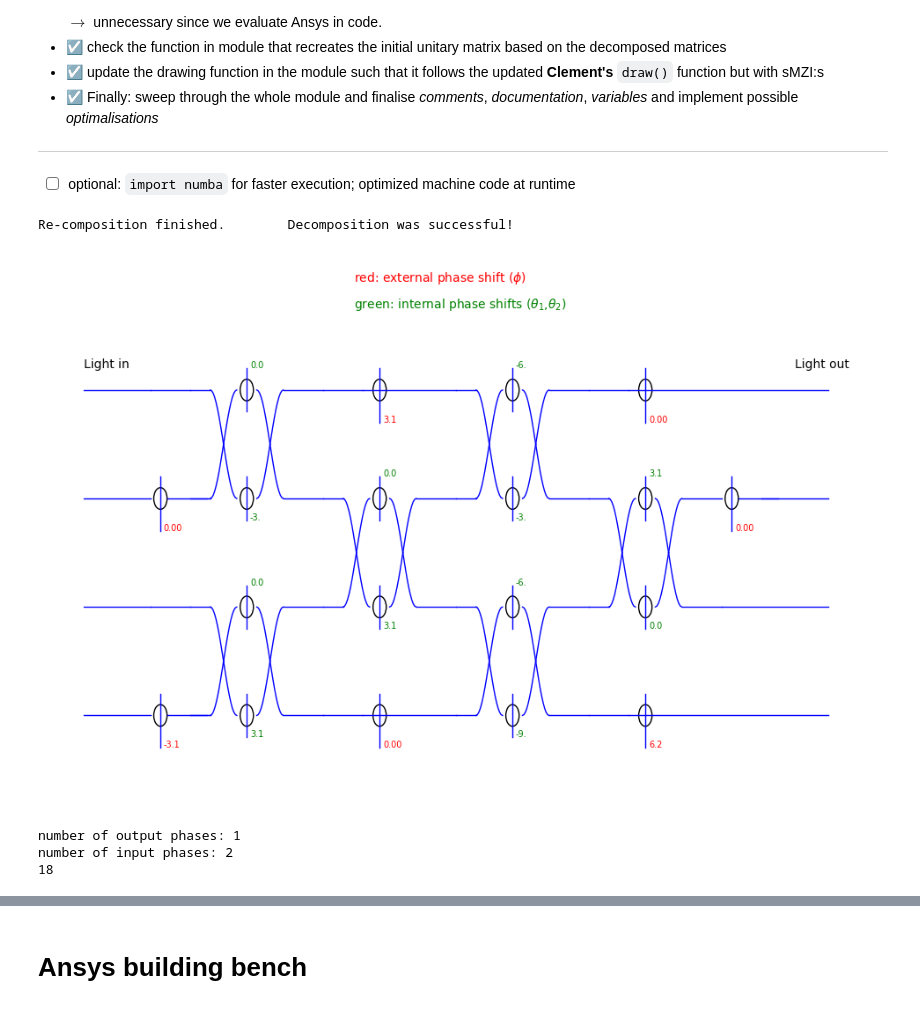
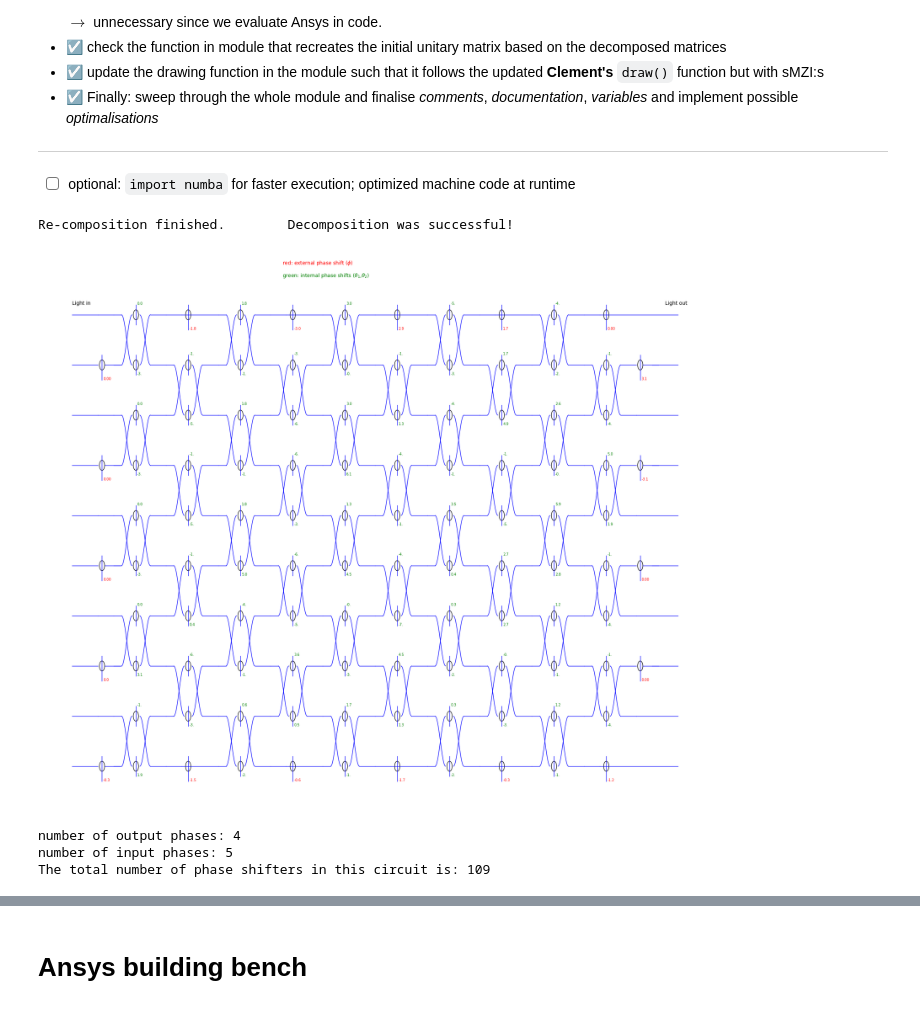
Before and after one commit to Szyli/Bell-decomposition, a Jupyter notebook: test_sMZI.ipynb, the cells around one changed output, grey strips where cells are left out. Cells and saved outputs as stored; diff of their text form; code cells hidden in the pictures.

```diff
--- a/test_sMZI.ipynb
+++ b/test_sMZI.ipynb
@@ -450,22 +452,28 @@ def print_matrix(M: np.ndarray, prec: int=2):
 def check_symmetric(a, rtol=1e-05, atol=1e-08):
     return np.allclose(a, a.T, rtol=rtol, atol=atol)
 # %%
-N = 4
+N = 10
 # U = itf.random_unitary(N)
 U = np.eye(N)
 I = itf.square_decomposition(U)
 I.calculate_transformation(U)
 I.draw(save_fig=False)
 # %% [output]
 Re-composition finished.        Decomposition was successful!
-[figure, old version]
+[figure, new version]
 # %%
-print("number of output phases: {}\nnumber of input phases: {}".format(np.count_nonzero(I.output_phases),np.count_nonzero(I.input_phases)))
+num_input_ps = np.count_nonzero(I.input_phases)
+num_output_ps = np.count_nonzero(I.output_phases)
+
+nps = len(I.circuit_prep()) - (N-num_input_ps) - (N-num_output_ps)  # extracting empty wgds
+nps = nps + N*(N-1)/2   # considering the number of sMZI:s twice for the two PS:s inside
+
+print("number of output phases: {}\nnumber of input phases: {}".format(num_output_ps, num_input_ps))
 # print("\nThe matrix encrypting the circuit after Bell's PS shifting:\n")
 # print_matrix(I.circuit)
 # print("The full circuit:\n",I.circuit_prep())
-print(len(I.circuit_prep()))
+print("The total number of phase shifters in this circuit is: {}".format(int(nps)))
 # %% [output]
-number of output phases: 1
-number of input phases: 2
-18
+number of output phases: 4
+number of input phases: 5
+The total number of phase shifters in this circuit is: 109
```
Also changed, not shown: parts of 112 cells of this notebook, 1 other file.
